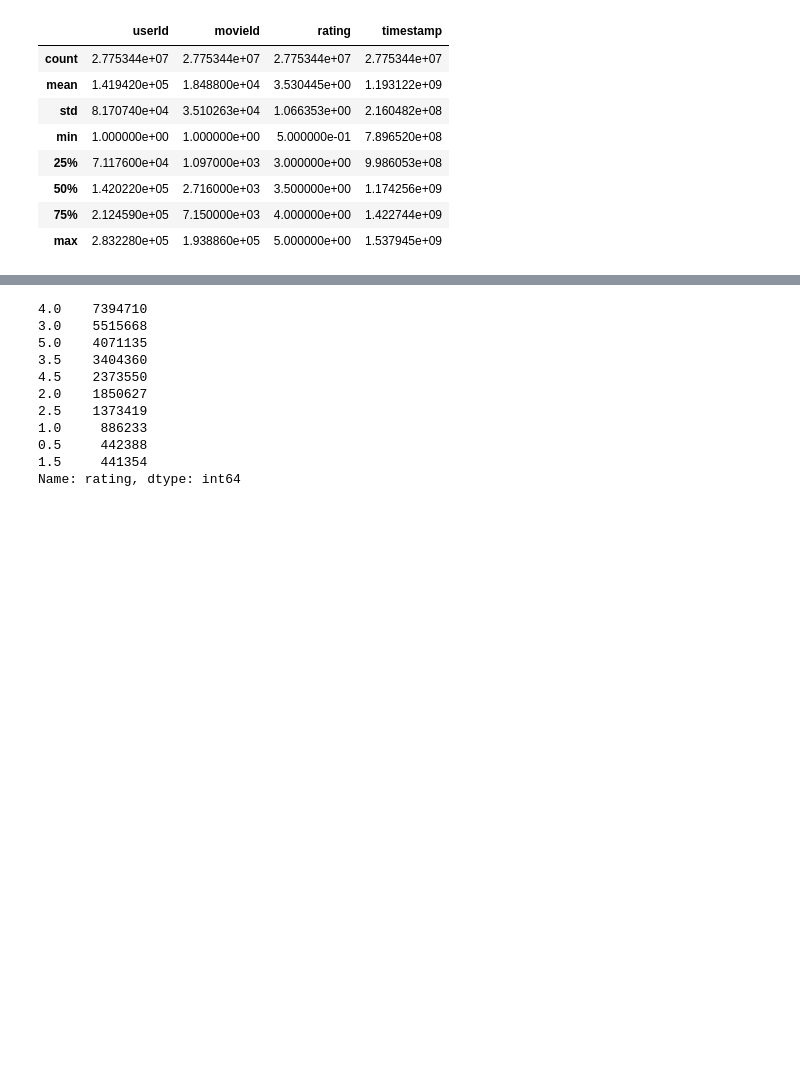
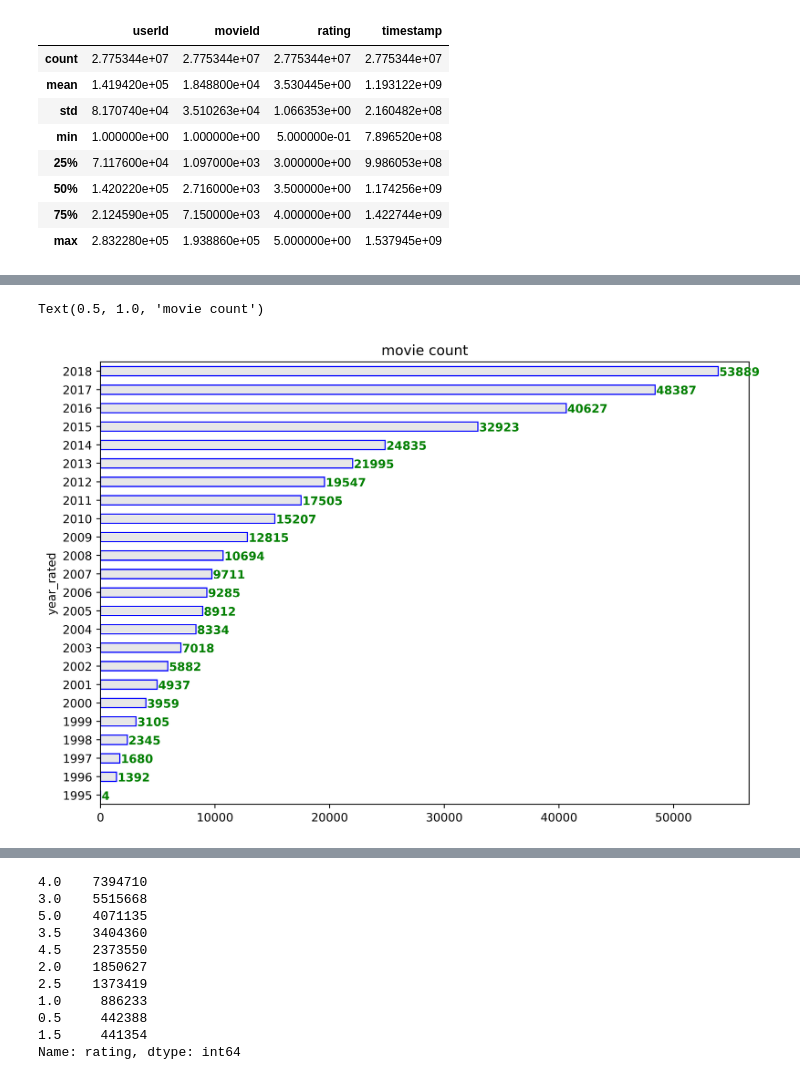
Before and after one commit to mheidari98/Movie-Recommender-Systems, a Jupyter notebook: Data_Preparation.ipynb, the cells around one changed output, grey strips where cells are left out. Cells and saved outputs as stored; diff of their text form; code cells hidden in the pictures; blank space fills up the shorter version.

```diff
--- a/Data_Preparation.ipynb
+++ b/Data_Preparation.ipynb
@@ -264,3 +304,13 @@ None
+# %%
+plt.subplots(figsize =(10, 7), dpi=500)
+movies_seri.plot.barh(color=(0.1, 0.1, 0.1, 0.1),  edgecolor='blue')
+for i, v in enumerate( movies_seri.values ):
+    plt.text(v + 100, i - .25, str(v), color='green', fontweight='bold')
+
+plt.title('movie count')
+# %% [output]
+Text(0.5, 1.0, 'movie count')
+[figure, added]
 # %%
 del ratings['timestamp']
 # %%
```
Also changed, not shown: parts of 17 cells of this notebook.
